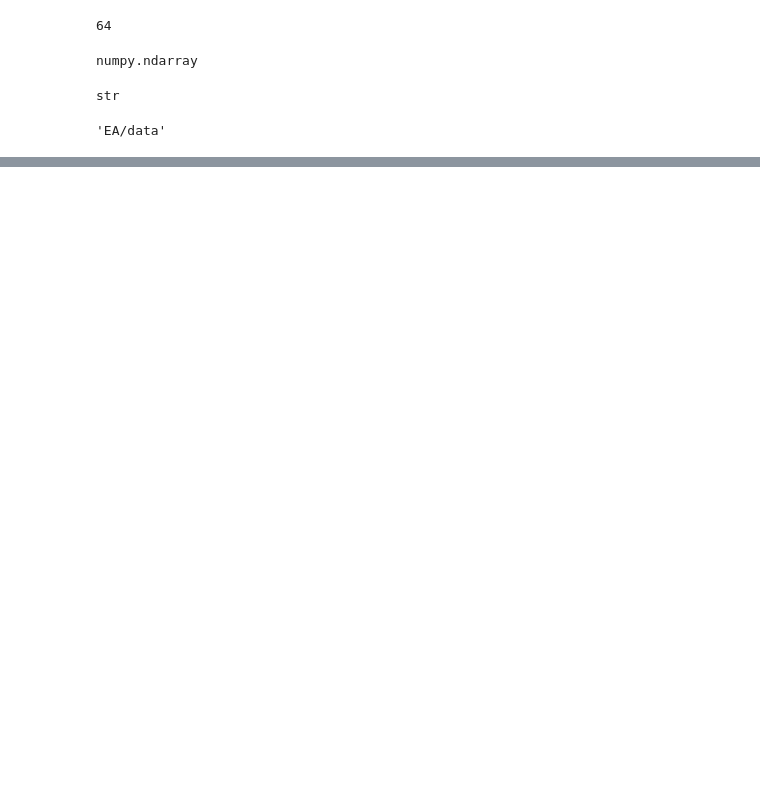
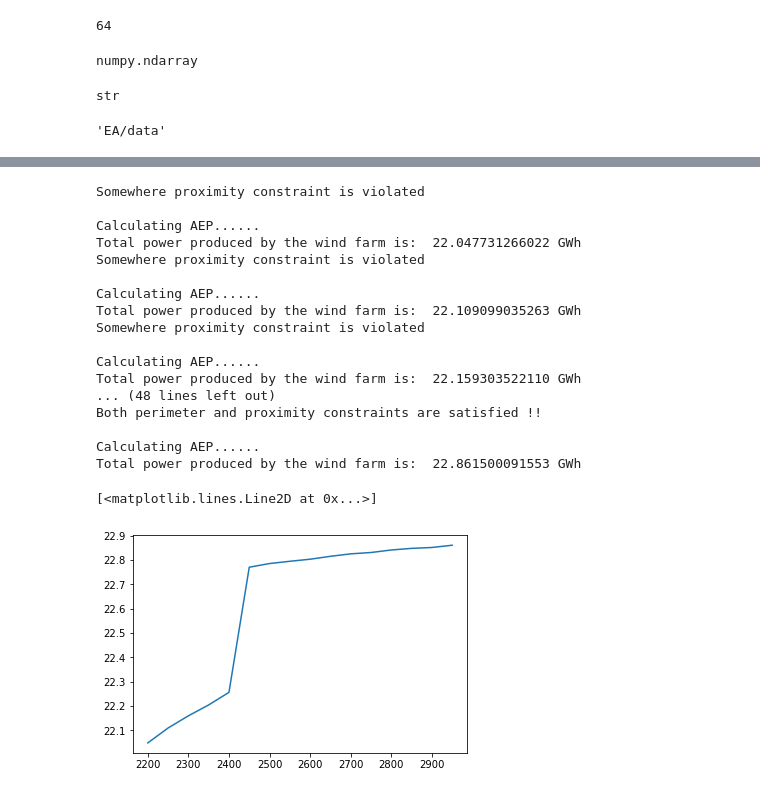
Before and after one commit to amw-18/Shell-AI-Hackathon, a Jupyter notebook: EA/rough1.ipynb, the cells around one changed output, grey strips where cells are left out. Cells and saved outputs as stored; diff of their text form; code cells hidden in the pictures; blank space fills up the shorter version.

```diff
--- a/EA/rough1.ipynb
+++ b/EA/rough1.ipynb
@@ -78,0 +546,76 @@ B
+# %%
+from numpy import array
+import pandas as pd
+import matplotlib.pyplot as plt
+
+locs = range(2200,3000,50)
+AEP_list = []
+for loc in locs:
+    a = [array([2000, 2000]), array([2000,loc])]
+    b = pd.DataFrame(a,columns=['x','y'])
+    b.to_csv("trial.csv", index=False)
+
+    turb_specs    =  {
+                         'Name': 'Anon Name',
+                         'Vendor': 'Anon Vendor',
+                         'Type': 'Anon Type',
+                         'Dia (m)': 100,
+                         'Rotor Area (m2)': 7853,
+                         'Hub Height (m)': 100,
+                         'Cut-in Wind Speed (m/s)': 3.5,
+                         'Cut-out Wind Speed (m/s)': 25,
+                         'Rated Wind Speed (m/s)': 15,
+                         'Rated Power (MW)': 3
+                     }
+    turb_diam      =  turb_specs['Dia (m)']
+    turb_rad       =  turb_diam/2
+
+    # Turbine x,y coordinates
+    # turb_coords   =  getTurbLoc('Shell_Hackathon Dataset/turbine_loc_test.csv')
+    # turb_coords   =  getTurbLoc('./EA/data.csv')
+    turb_coords   =  getTurbLoc('/home/ananthu/Workspace/Shell AI Hackathon/EA/trial.csv')
+    # Load the power curve
+    power_curve   =  loadPowerCurve('/home/ananthu/Workspace/Shell AI Hackathon/Shell_Hackathon Dataset/power_curve.csv')
+
+    # Pass wind data csv file location to function binWindResourceData.
+    # Retrieve probabilities of wind instance occurence.
+    wind_inst_freq =  binWindResourceData('/home/ananthu/Workspace/Shell AI Hackathon/Shell_Hackathon Dataset/Wind Data/wind_data_2007.csv')
+
+    # Doing preprocessing to avoid the same repeating calculations. Record
+    # the required data for calculations. Do that once. Data are set up (shaped)
+    # to assist vectorization. Used later in function totalAEP.
+    n_wind_instances, cos_dir, sin_dir, wind_sped_stacked, C_t = preProcessing(power_curve)
+
+    # check if there is any constraint is violated before we do anything. Comment
+    # out the function call to checkConstraints below if you desire. Note that
+    # this is just a check and the function does not quantifies the amount by
+    # which the constraints are violated if any.
+    checkConstraints(turb_coords, turb_diam)
+
+    print('Calculating AEP......')
+    AEP = getAEP(turb_rad, turb_coords, power_curve, wind_inst_freq,
+                  n_wind_instances, cos_dir, sin_dir, wind_sped_stacked, C_t)
+    print('Total power produced by the wind farm is: ', "%.12f"%(AEP), 'GWh')
+    AEP_list.append(AEP)
+
+plt.plot(locs,AEP_list)
+# %% [output]
+Somewhere proximity constraint is violated
+
+Calculating AEP......
+Total power produced by the wind farm is:  22.047731266022 GWh
+Somewhere proximity constraint is violated
+
+Calculating AEP......
+Total power produced by the wind farm is:  22.109099035263 GWh
+Somewhere proximity constraint is violated
+
+Calculating AEP......
+Total power produced by the wind farm is:  22.159303522110 GWh
+... (48 lines left out)
+Both perimeter and proximity constraints are satisfied !!
+
+Calculating AEP......
+Total power produced by the wind farm is:  22.861500091553 GWh
+[<matplotlib.lines.Line2D at 0x...>]
+[figure, added]
```
Also changed, not shown: parts of 4 cells of this notebook, 9 other files.
